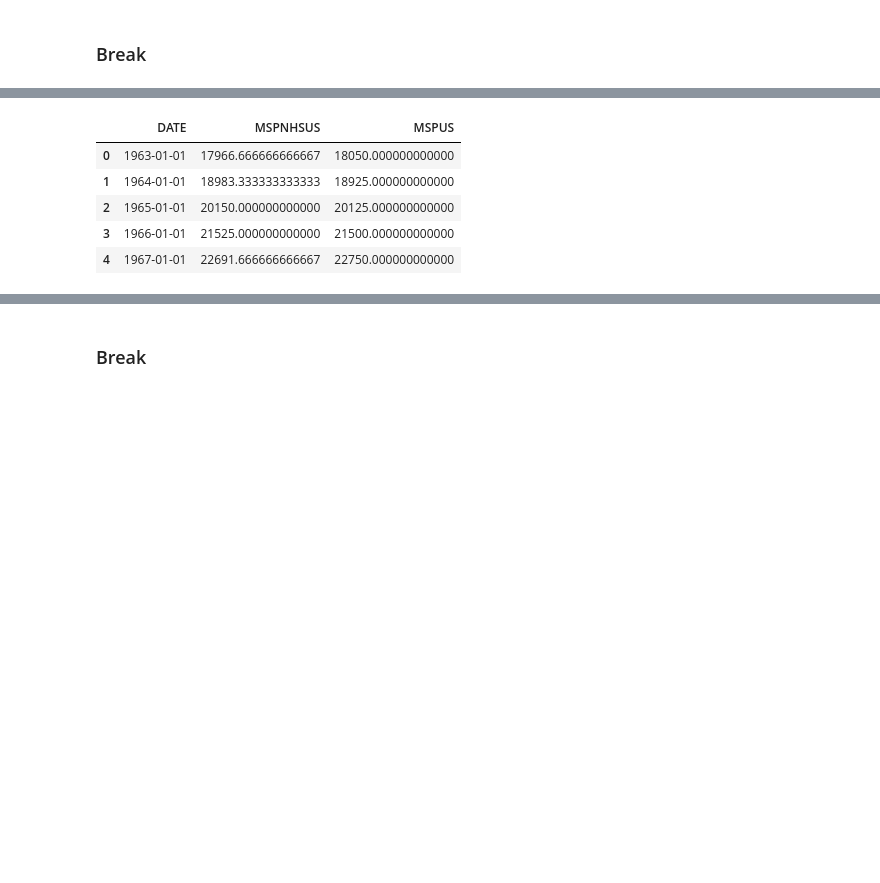
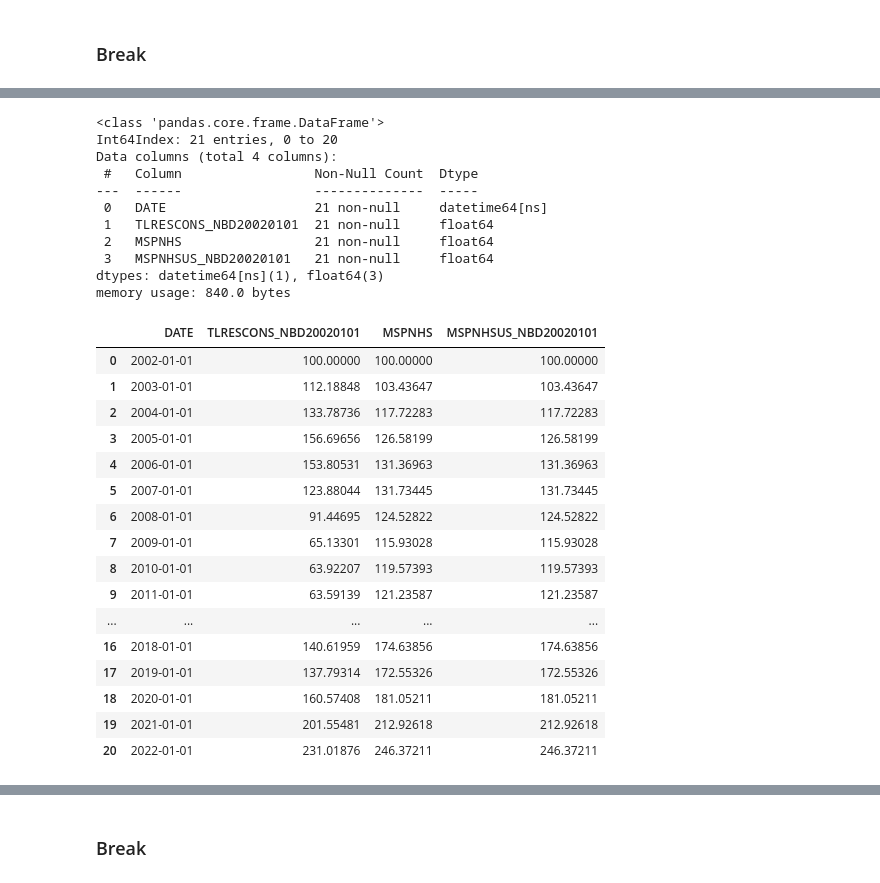
Before and after one commit to dthomas0424/Project1Team6, a Jupyter notebook: project_1_combined.ipynb, the cells around one changed output, grey strips where cells are left out. Drawn from its saved outputs; the diff is of its cells as text; code cells hidden in the pictures; blank space fills up the shorter version.

```diff
--- a/project_1_combined.ipynb
+++ b/project_1_combined.ipynb
@@ -317,23 +330,6 @@ TCSR_HSP_df.head()
 # %%
-# Total Residential Construction Spending vs Median houses sale price
-d = TCSR_HSP_df["DATE"]
-x = TCSR_HSP_df["TLRESCONS_NBD20020101"]
-y = TCSR_HSP_df["MSPUS_NBD20020101"]
-
-plt.plot(d, x, linewidth=1, label="Total Residential Construction Spending")
-plt.plot(d, y, linewidth=1, label="Median Houses Sale Price Index")
-
-plt.title("Total Residential Construction Spending Vs Median Houses Sale price")
-plt.ylabel("Index")
-plt.xlabel("Year")
-
-ttest = stats.ttest_ind(x, y, equal_var=False)
-print(ttest)
-
-plt.legend(loc="best")
-plt.grid()
-
-NC_1Q = plt.gcf()
-plt.show()
-NC_1Q.savefig("Images/NC_Quarterly1.png")
+TCSR_NHSP_HSP_Pop = pd.merge(merge1_df, Ha_data_df, how="left", on=["DATE"])
+final_comb_df = pd.DataFrame(TCSR_NHSP_HSP_Pop)
+final_comb_df.dropna(inplace=True)
+final_comb_df
 # %% [output]
@@ -370,25 +361,35 @@ Ttest_indResult(statistic=-3.0337303559604636, pvalue=0.0028158167943818633)
 # %%
-#Monthly data
-NHSP_an_path = "Input_Files/Median Sales Price for New Houses Sold Annual Raw.csv"
-HSP_an_path = "Input_Files/Median Sales Price of Houses Sold Annual Raw.csv"
-
-data2 = pd.read_csv(NHSP_an_path)
-NHa_data_df = pd.DataFrame(data2)
-data3 = pd.read_csv(HSP_an_path)
-Ha_data_df = pd.DataFrame(data3)
-NHa_data_df['DATE'] = NHa_data_df['DATE'].astype('datetime64[D]')
-Ha_data_df['DATE'] = Ha_data_df['DATE'].astype('datetime64[D]')
-
-NHSP_HSP = pd.merge(NHa_data_df, Ha_data_df, how="left", on=["DATE"])
-NHSP_HSP_df = pd.DataFrame(NHSP_HSP)
-#TCSR_NHSP_HSP_Pa_df.dropna(inplace=True)
-NHSP_HSP_df.drop(NHSP_HSP_df.tail(1).index,inplace=True)
-NHSP_HSP_df.head()
+final_comb_df['TLRESCONS_NBD20020101'] = final_comb_df['TLRESCONS_NBD20020101'].astype(float)
+final_comb_df['MSPNHS'] = final_comb_df['MSPNHS'].astype(float)
+final_comb_df.info()
+final_comb_df
 # %% [output]
+<class 'pandas.core.frame.DataFrame'>
+Int64Index: 21 entries, 0 to 20
+Data columns (total 4 columns):
+ #   Column                 Non-Null Count  Dtype
+---  ------                 --------------  -----
+ 0   DATE                   21 non-null     datetime64[ns]
+ 1   TLRESCONS_NBD20020101  21 non-null     float64
+ 2   MSPNHS                 21 non-null     float64
+ 3   MSPNHSUS_NBD20020101   21 non-null     float64
+dtypes: datetime64[ns](1), float64(3)
+memory usage: 840.0 bytes
-|  | DATE | MSPNHSUS | MSPUS |
-| 0 | 1963-01-01 | 17966.666666666667 | 18050.000000000000 |
-| 1 | 1964-01-01 | 18983.333333333333 | 18925.000000000000 |
-| 2 | 1965-01-01 | 20150.000000000000 | 20125.000000000000 |
-| 3 | 1966-01-01 | 21525.000000000000 | 21500.000000000000 |
-| 4 | 1967-01-01 | 22691.666666666667 | 22750.000000000000 |
+|  | DATE | TLRESCONS_NBD20020101 | MSPNHS | MSPNHSUS_NBD20020101 |
+| 0 | 2002-01-01 | 100.00000 | 100.00000 | 100.00000 |
+| 1 | 2003-01-01 | 112.18848 | 103.43647 | 103.43647 |
+| 2 | 2004-01-01 | 133.78736 | 117.72283 | 117.72283 |
+| 3 | 2005-01-01 | 156.69656 | 126.58199 | 126.58199 |
+| 4 | 2006-01-01 | 153.80531 | 131.36963 | 131.36963 |
+| 5 | 2007-01-01 | 123.88044 | 131.73445 | 131.73445 |
+| 6 | 2008-01-01 | 91.44695 | 124.52822 | 124.52822 |
+| 7 | 2009-01-01 | 65.13301 | 115.93028 | 115.93028 |
+| 8 | 2010-01-01 | 63.92207 | 119.57393 | 119.57393 |
+| 9 | 2011-01-01 | 63.59139 | 121.23587 | 121.23587 |
+| ... | ... | ... | ... | ... |
+| 16 | 2018-01-01 | 140.61959 | 174.63856 | 174.63856 |
+| 17 | 2019-01-01 | 137.79314 | 172.55326 | 172.55326 |
+| 18 | 2020-01-01 | 160.57408 | 181.05211 | 181.05211 |
+| 19 | 2021-01-01 | 201.55481 | 212.92618 | 212.92618 |
+| 20 | 2022-01-01 | 231.01876 | 246.37211 | 246.37211 |
 # %%
```
Also changed, not shown: parts of 11 cells of this notebook.
